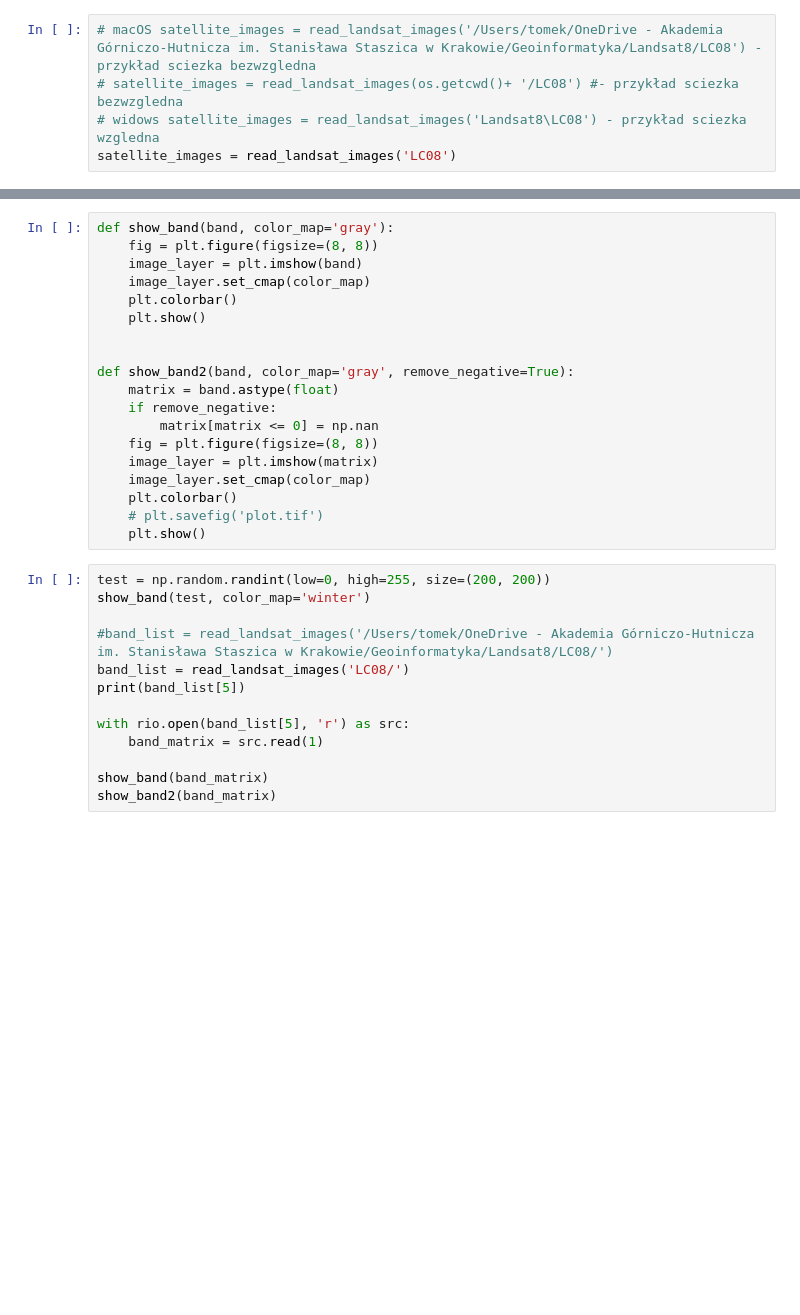
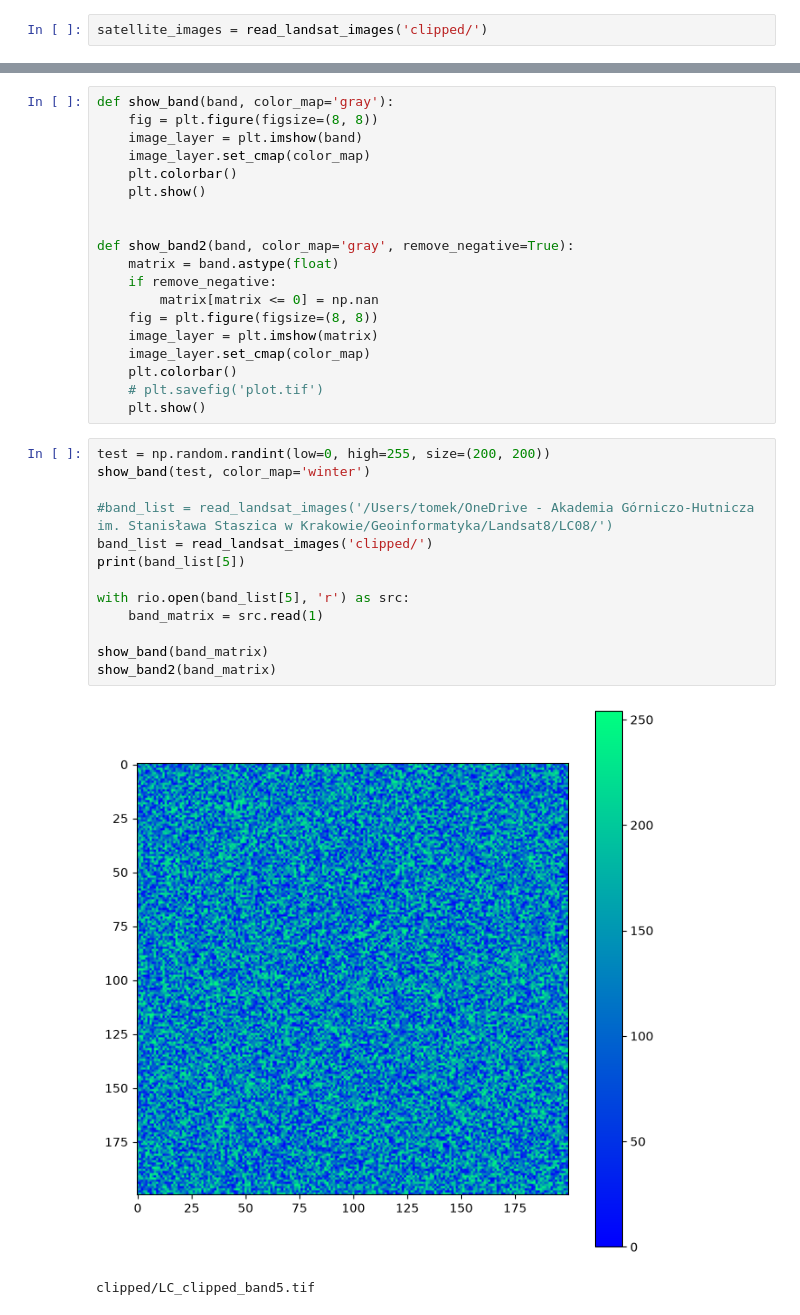
Before and after one commit to hubi-sudo/NASA-Projekt-1, a Jupyter notebook: Landsat_part1.ipynb, the cells around one changed output, grey strips where cells are left out. Cells and saved outputs as stored; diff of their text form; blank space fills up the shorter version.

```diff
--- a/Landsat_part1.ipynb
+++ b/Landsat_part1.ipynb
@@ -21,10 +23,7 @@ def read_landsat_images(folder_name):
     bands_dictionary = dict(zip(channel_numbers, channel_list))
     return bands_dictionary
 # %%
-# macOS satellite_images = read_landsat_images('/Users/tomek/OneDrive - Akademia Górniczo-Hutnicza im. Stanisława Staszica w Krakowie/Geoinformatyka/Landsat8/LC08') - przykład sciezka bezwzgledna
-# satellite_images = read_landsat_images(os.getcwd()+ '/LC08') #- przykład sciezka bezwzgledna
-# widows satellite_images = read_landsat_images('Landsat8\LC08') - przykład sciezka wzgledna
-satellite_images = read_landsat_images('LC08')
+satellite_images = read_landsat_images('clipped/')
 # %%
 for band in satellite_images:
     print(band, satellite_images[band])
@@ -52,13 +57,16 @@ def show_band2(band, color_map='gray', remove_negative=True):
 # %%
 test = np.random.randint(low=0, high=255, size=(200, 200))
 show_band(test, color_map='winter')
 
 #band_list = read_landsat_images('/Users/tomek/OneDrive - Akademia Górniczo-Hutnicza im. Stanisława Staszica w Krakowie/Geoinformatyka/Landsat8/LC08/')
-band_list = read_landsat_images('LC08/')
+band_list = read_landsat_images('clipped/')
 print(band_list[5])
 
 with rio.open(band_list[5], 'r') as src:
     band_matrix = src.read(1)
 
 show_band(band_matrix)
 show_band2(band_matrix)
+# %% [output]
+[figure, added]
+clipped/LC_clipped_band5.tif
```
Also changed, not shown: parts of 3 cells of this notebook, 7 other files.
